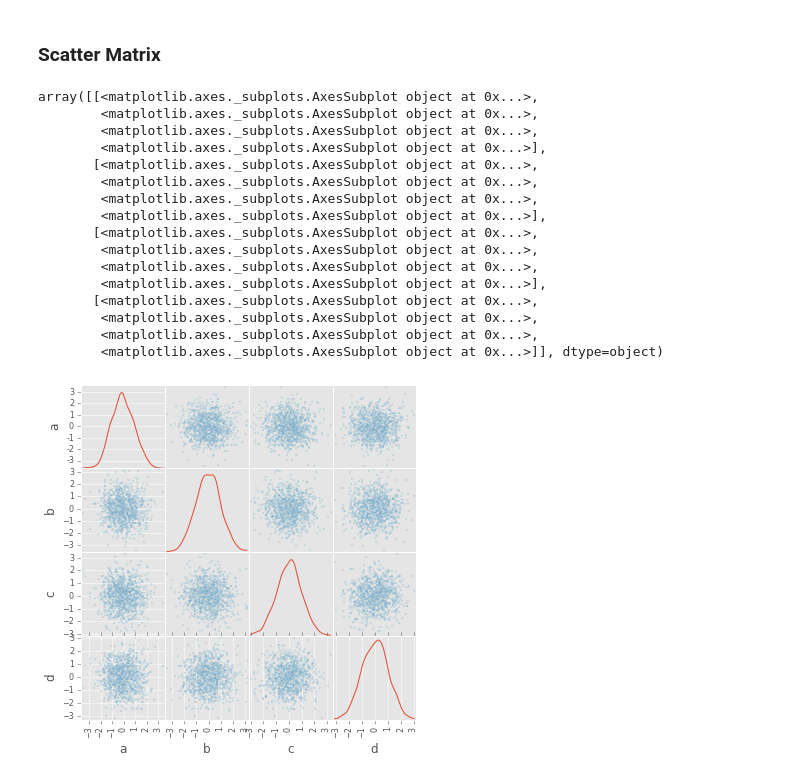
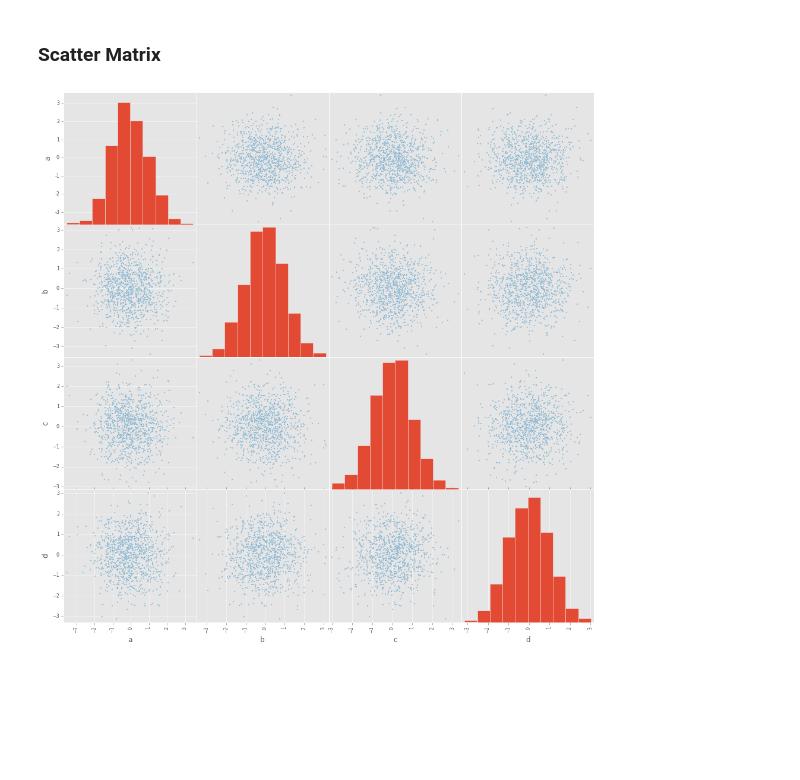
Before and after one commit to drostehk/talks, a Jupyter notebook: exploration.ipynb, the cells around one changed output. Cells and saved outputs as stored; diff of their text form; code cells hidden in the pictures; blank space fills up the shorter version.

```diff
--- a/exploration.ipynb
+++ b/exploration.ipynb
@@ -85,22 +85,6 @@ df4.plot(kind='scatter', x='a', y='b', s=df4['c']*200, figsize=(16,8));
 # %%
 from pandas.tools.plotting import scatter_matrix
 
-scatter_matrix(df5, alpha=0.2, figsize=(16, 16), diagonal='kde')
+scatter_matrix(df5, alpha=0.6, figsize=(16, 16), diagonal='hist');
 # %% [output]
-array([[<matplotlib.axes._subplots.AxesSubplot object at 0x...>,
-        <matplotlib.axes._subplots.AxesSubplot object at 0x...>,
-        <matplotlib.axes._subplots.AxesSubplot object at 0x...>,
-        <matplotlib.axes._subplots.AxesSubplot object at 0x...>],
-       [<matplotlib.axes._subplots.AxesSubplot object at 0x...>,
-        <matplotlib.axes._subplots.AxesSubplot object at 0x...>,
-        <matplotlib.axes._subplots.AxesSubplot object at 0x...>,
-        <matplotlib.axes._subplots.AxesSubplot object at 0x...>],
-       [<matplotlib.axes._subplots.AxesSubplot object at 0x...>,
-        <matplotlib.axes._subplots.AxesSubplot object at 0x...>,
-        <matplotlib.axes._subplots.AxesSubplot object at 0x...>,
-        <matplotlib.axes._subplots.AxesSubplot object at 0x...>],
-       [<matplotlib.axes._subplots.AxesSubplot object at 0x...>,
-        <matplotlib.axes._subplots.AxesSubplot object at 0x...>,
-        <matplotlib.axes._subplots.AxesSubplot object at 0x...>,
-        <matplotlib.axes._subplots.AxesSubplot object at 0x...>]], dtype=object)
-[figure, old version]
+[figure, new version]
```
Also changed, not shown: 2 other files.
